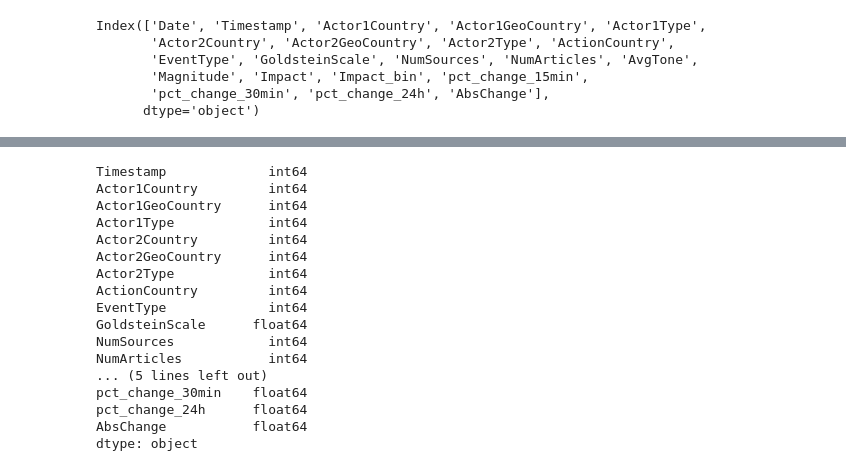
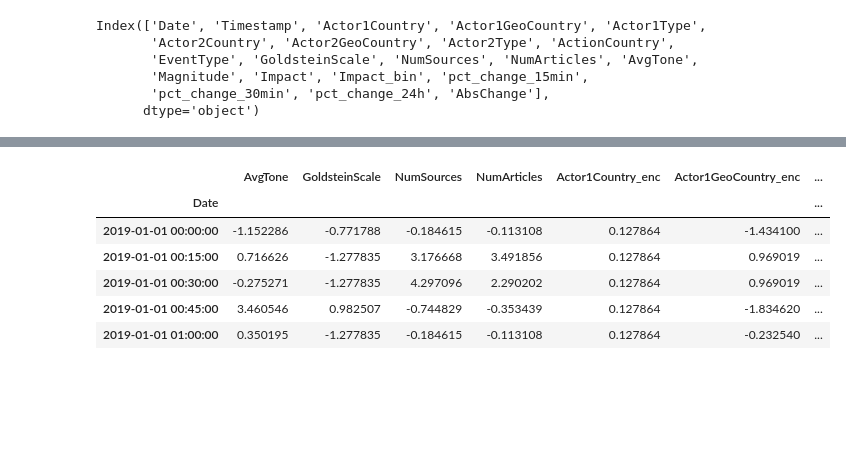
Before and after one commit to Ozzuke/GDELT-BTC, a Jupyter notebook: notebooks/07_encoding_data.ipynb, the cells around one changed output, grey strips where cells are left out. Cells and saved outputs as stored; diff of their text form; code cells hidden in the pictures; blank space fills up the shorter version.

```diff
--- a/notebooks/07_encoding_data.ipynb
+++ b/notebooks/07_encoding_data.ipynb
@@ -97,7 +97,9 @@ merged_0q_encoded.head()
 # %%
-# change the index to datetime
-merged_0q_encoded.set_index('Date', inplace=True)
-merged_50q_encoded.set_index('Date', inplace=True)
-merged_90q_encoded.set_index('Date', inplace=True)
-merged_99q_encoded.set_index('Date', inplace=True)
-merged_0q_encoded.head()
+dfs = [df_0q_encoded, df_50q_encoded, df_90q_encoded, df_99q_encoded]
+num_cols = [num_cols_0q, num_cols_50q, num_cols_90q, num_cols_99q]
+for i, df in enumerate(dfs):
+    df.set_index('Date', inplace=True)
+    # keep only numerical + btc price columns
+    df = df[num_cols[i] + ['pct_change_30min']]
+    dfs[i] = df
+df_0q, df_50q, df_90q, df_99q = dfs
@@ -112,23 +106,13 @@ merged_0q_encoded.head()
 # %%
-merged_0q_encoded.dtypes
+df_0q.head()
 # %% [output]
-Timestamp             int64
-Actor1Country         int64
-Actor1GeoCountry      int64
-Actor1Type            int64
-Actor2Country         int64
-Actor2GeoCountry      int64
-Actor2Type            int64
-ActionCountry         int64
-EventType             int64
-GoldsteinScale      float64
-NumSources            int64
-NumArticles           int64
-... (5 lines left out)
-pct_change_30min    float64
-pct_change_24h      float64
-AbsChange           float64
-dtype: object
+|  | AvgTone | GoldsteinScale | NumSources | NumArticles | Actor1Country_enc | Actor1GeoCountry_enc | ... |
+| Date |  |  |  |  |  |  | ... |
+| 2019-01-01 00:00:00 | -1.152286 | -0.771788 | -0.184615 | -0.113108 | 0.127864 | -1.434100 | ... |
+| 2019-01-01 00:15:00 | 0.716626 | -1.277835 | 3.176668 | 3.491856 | 0.127864 | 0.969019 | ... |
+| 2019-01-01 00:30:00 | -0.275271 | -1.277835 | 4.297096 | 2.290202 | 0.127864 | 0.969019 | ... |
+| 2019-01-01 00:45:00 | 3.460546 | 0.982507 | -0.744829 | -0.353439 | 0.127864 | -1.834620 | ... |
+| 2019-01-01 01:00:00 | 0.350195 | -1.277835 | -0.184615 | -0.113108 | 0.127864 | -0.232540 | ... |
 # %%
 # convert bool columns to int (currently not needed)
 # bool_columns = merged_encoded.select_dtypes(include='bool').columns
```
Also changed, not shown: parts of 9 cells of this notebook, 1 other file.
